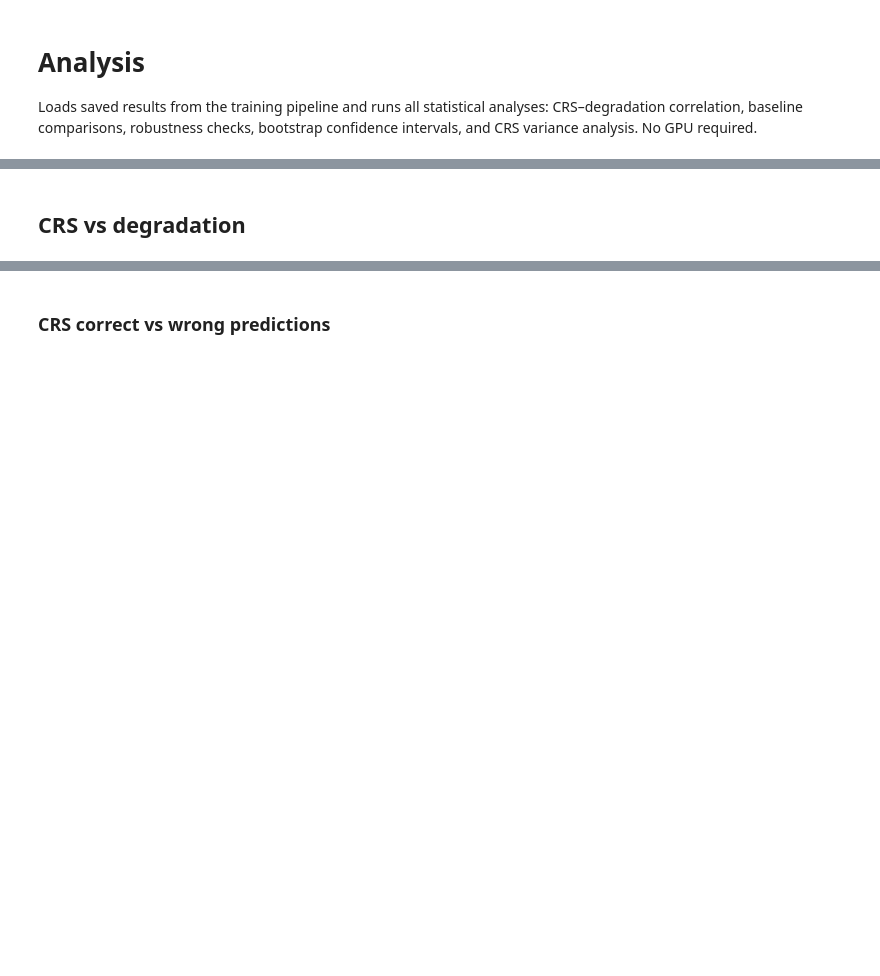
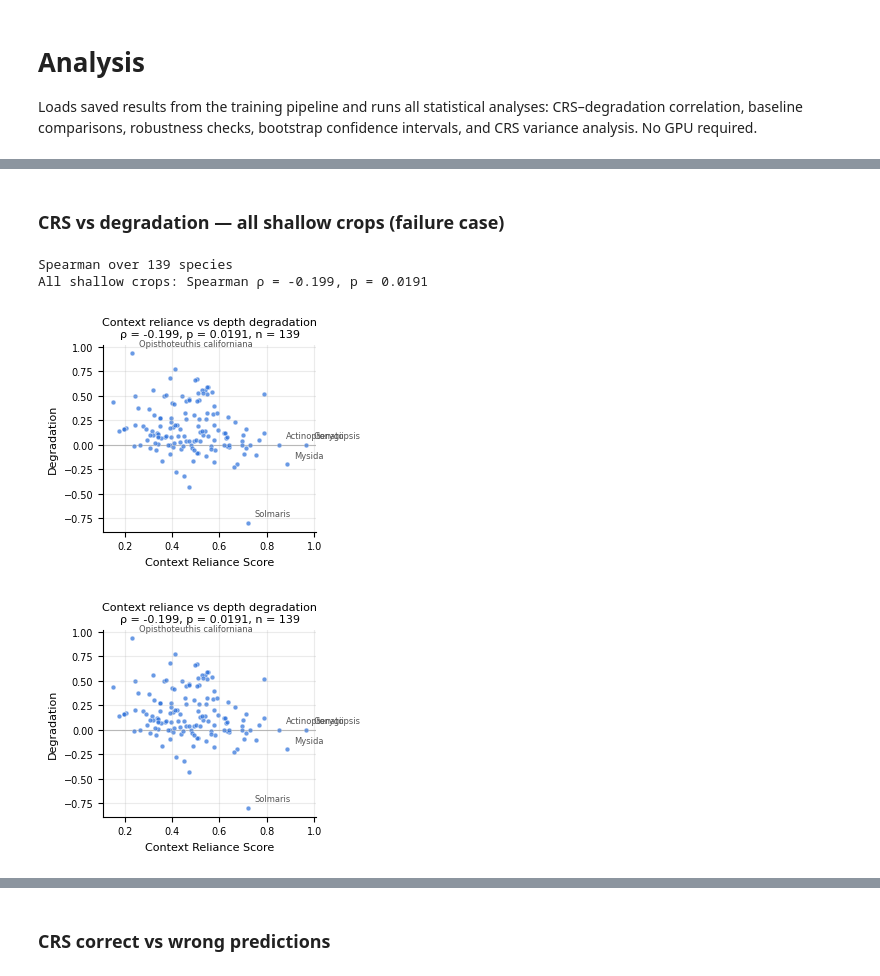
Before and after one commit to kay-asp/cv-project, a Jupyter notebook: analysis.ipynb, the cells around one changed output, grey strips where cells are left out. Saved outputs shown, nothing was run; the diff lists cells and outputs as text; code cells hidden in the pictures; blank space fills up the shorter version.

Commit message:
final analysis and submission

```diff
--- a/analysis.ipynb
+++ b/analysis.ipynb
@@ -75,2 +118,2 @@ uniform_crs = per_species_df['shallow_crs_chance'].dropna().to_dict()
 # %% [markdown]
-## CRS vs degradation
+### CRS vs degradation — all shallow crops (failure case)
@@ -92,3 +120,17 @@ summary.round(3)
+# %%
+# CRS vs degradation over ALL shallow crops (not just correctly classified ones).
+# Reported as a failure case; shallow_all_crs is the all-crops CRS set aside in the loading cell.
+crs_scores_all = per_species_df['shallow_all_crs'].dropna().to_dict()
+rho_all, p_all = analysis.spearman_correlation(crs_scores_all, degradation, species=qualifying)
+print(f'All shallow crops: Spearman ρ = {rho_all:.3f}, p = {p_all:.4f}')
+
+analysis.plot_crs_vs_degradation(crs_scores_all, degradation, species=qualifying, rho=rho_all,
+                                 p_value=p_all, save_path='results/crs_vs_degradation_all.png')
+# %% [output]
+Spearman over 139 species
+All shallow crops: Spearman ρ = -0.199, p = 0.0191
+[figure, added]
+[figure, added]
 # %%
 analysis.plot_crs_vs_degradation(crs_scores, degradation, species=qualifying, rho=rho,
                                  p_value=p_value, save_path='results/crs_vs_degradation.png')
```
Also changed, not shown: parts of 35 cells of this notebook, 27 other files.
